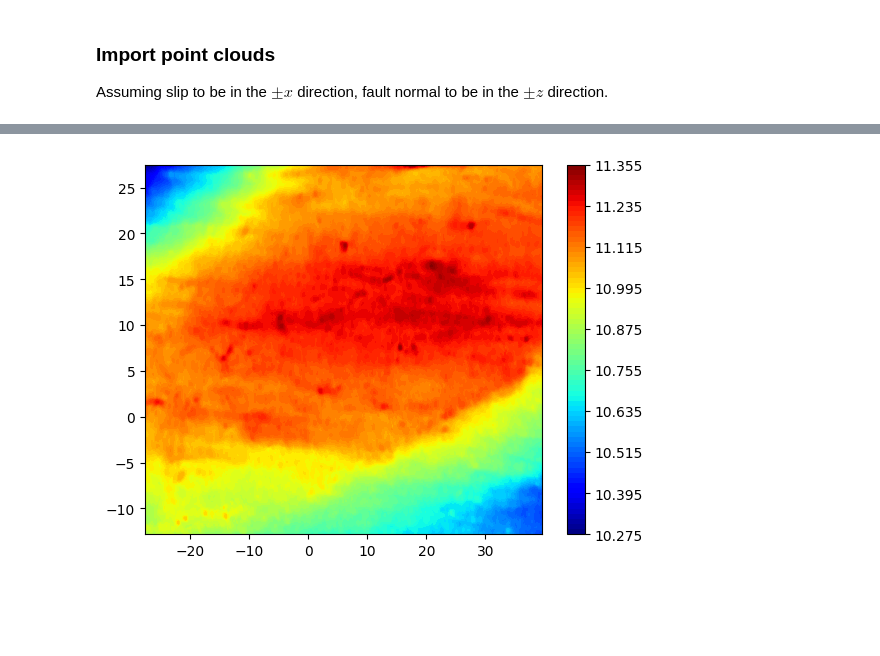
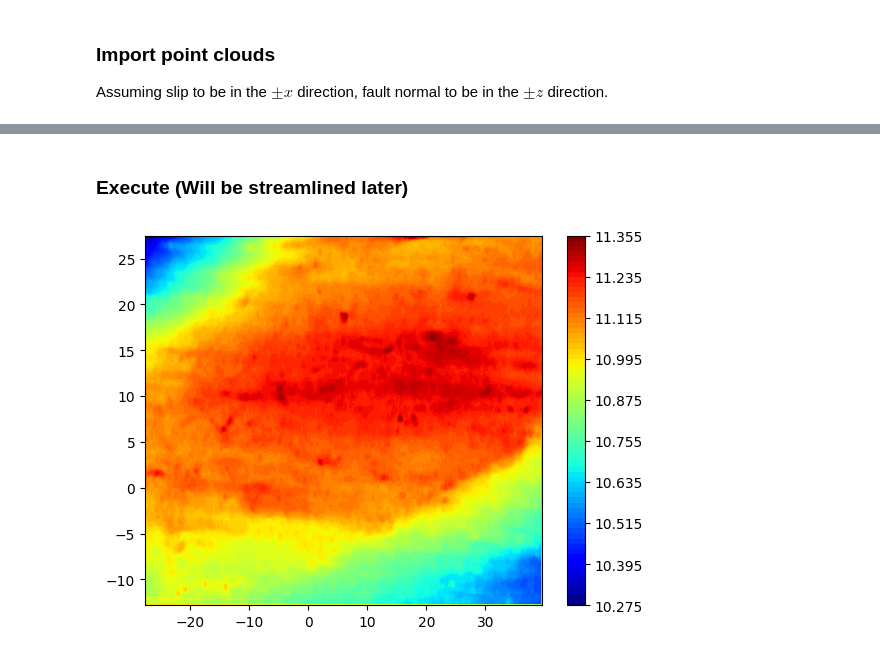
Before and after one commit to LekiYak/mcgill-natural-faults, a Jupyter notebook: src/psd_analysis.ipynb, the cells around one changed output, grey strips where cells are left out. Cells and saved outputs as stored; diff of their text form; code cells hidden in the pictures; blank space fills up the shorter version.

Commit message:
Organized notebook into sections. Added psd and plot_psd_log functions to psd_analysis.py.

```diff
--- a/src/psd_analysis.ipynb
+++ b/src/psd_analysis.ipynb
@@ -12,8 +22,4 @@ Assuming slip to be in the $\pm x$ direction, fault normal to be in the $\pm z$
 # %%
-# Import the data (Only x, y, z coordinates)
-data = np.loadtxt('../surfaces/vertices.txt', usecols=(0,1,2))
-
-
 def interpolate(raw_data):
     """
     Interpolates the data onto a regular grid.
@@ -48,8 +54,67 @@ def interpolate(raw_data):
     # Index row by row by going from fit_data[0] to fit_data[-1] for fft.
     fit_data = griddata(raw_data[:,0:2], raw_data[:,2], (X, Y), method='linear')
 
+    # Remove any NaN values by replacing them with the mean of the data
+    fit_data = np.nan_to_num(fit_data, nan=np.nanmean(fit_data))
+
+    # Plot the data
+    plt.contourf(X, Y, fit_data, 100, cmap='jet')
+    plt.colorbar()
+    plt.show()
+
     return fit_data
 
 def psd(data_array):
+    """
+    Performs an FFT row by row on the input array. Each FFT output is then converted to PSD as a function of wavenumber (1 / frequency).
+
+    """
+    # Perform the FFT on each row
+    fft_data = np.fft.fft(data_array, axis=1)
+
+    # Calculate the PSD from the FFT data (only the real part is needed)
+    psd_data = np.abs(fft_data)**2
+
+    # Take the mean psd of all the rows
+    psd_data = np.mean(psd_data, axis=0)
+
+    # Calculate the wavenumber (reciprocal of frequency)
+    # The wavenumber is the same for each row, so we can just calculate it once
+    wavenumber = np.fft.fftfreq(len(data_array[0]))
+
+    # Remove the negative (and 0) wavenumbers and corresponding psd data
+    # This is because 1) the PSD is symmetry about 0 and
+    # 2) We have to take the log of each value later
+    psd_data = psd_data[wavenumber > 0]
+    wavenumber = wavenumber[wavenumber > 0]
+
+    return wavenumber, psd_data
+
+def plot_psd_log(wavenumber, psd_data):
+    """
+    Plots the PSD data as a function of wavenumber on a log-log scale.
+
+    Input:
+    wavenumber: The wavenumber data.
+    psd_data: The PSD data.
+    """
+    # Fit a line to the log of the data
+    def func(x, a, b): return a*x + b # Linear function
+    popt, pcov = curve_fit(func, np.log(wavenumber), np.log(psd_data)) # Fit
+
+    # Print the Hurst exponent (slope + 1) / -2
+    print('Hurst exponent:', (popt[0] + 1) / -2)
+
+    plt.scatter(wavenumber, psd_data)
+    plt.xscale('log')
+    plt.yscale('log')
+    plt.xlabel('Wavenumber')
+    plt.ylabel('PSD')
+    plt.title('PSD as a function of wavenumber')
+    plt.show()
-# %% [output]
-[figure, removed]
+# %% [markdown]
+### Execute (Will be streamlined later)
+# %%
+gridded_data = interpolate(data) # Interpolate the data onto a regular grid
+# %% [output]
+[figure, added]
```
Also changed, not shown: parts of 6 cells of this notebook.
